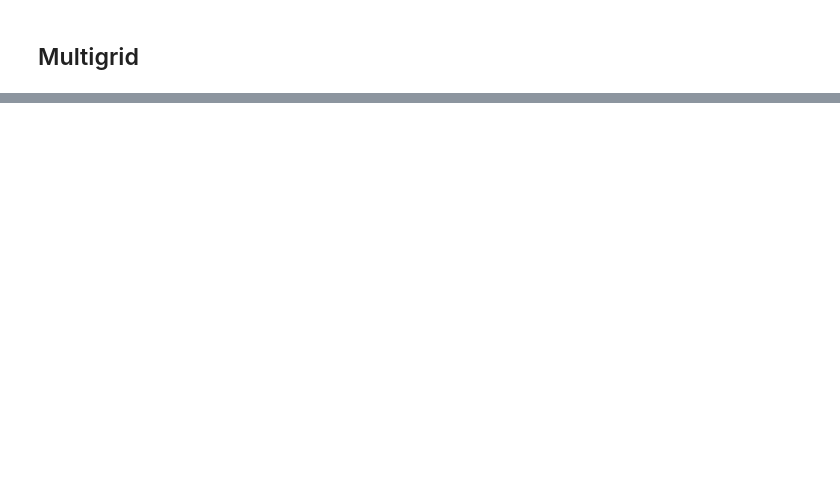
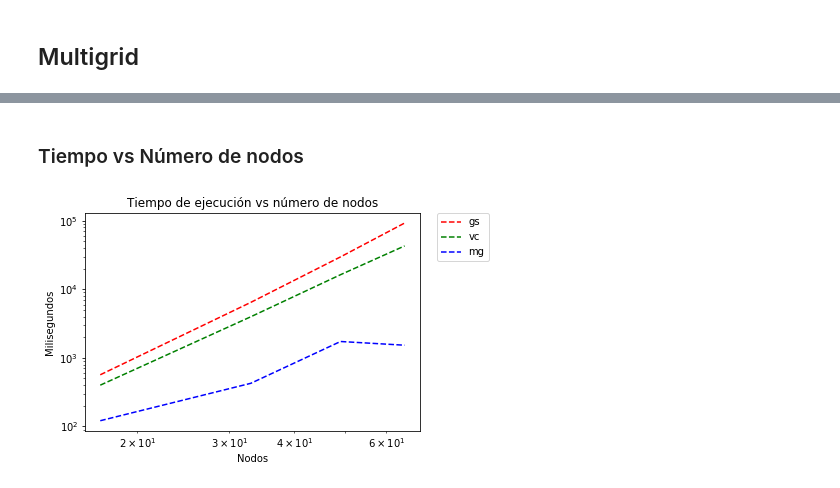
Before and after one commit to hvarg/IPM407, a Jupyter notebook: Proyecto 01.ipynb, the cells around one changed output, grey strips where cells are left out. Saved outputs shown, nothing was run; the diff lists cells and outputs as text; code cells hidden in the pictures; blank space fills up the shorter version.

```diff
--- a/Proyecto 01.ipynb
+++ b/Proyecto 01.ipynb
@@ -696,4 +629,0 @@ plt.show();
-# %%
-#ns  = [17,33,65, 81, 97];
-for n in ns:
-    info2[n]["a"] = {"result": mk_sol(n)}; #soluciones analíticas
@@ -792,0 +750,20 @@ TODO
+# %% [markdown]
+### Tiempo vs Número de nodos
+# %%
+times2 = {};
+for method in ["gs", "vc", "mg"]:
+    times2[method] = [info[n][method]["time"] for n in smallnodes];
+
+plt.plot(smallnodes, times2["gs"], 'r--', label="gs");
+plt.plot(smallnodes, times2["vc"], 'g--', label="vc");
+plt.plot(smallnodes, times2["mg"], 'b--', label="mg");
+plt.xlabel('Nodos')
+plt.ylabel('Milisegundos')
+plt.title('Tiempo de ejecución vs número de nodos')
+plt.legend(bbox_to_anchor=(1.05, 1), loc=2, borderaxespad=0.)
+plt.yscale('log');
+plt.xscale('log');
+
+plt.show();
+# %% [output]
+[figure, added]
```
Also changed, not shown: parts of 51 cells of this notebook.
